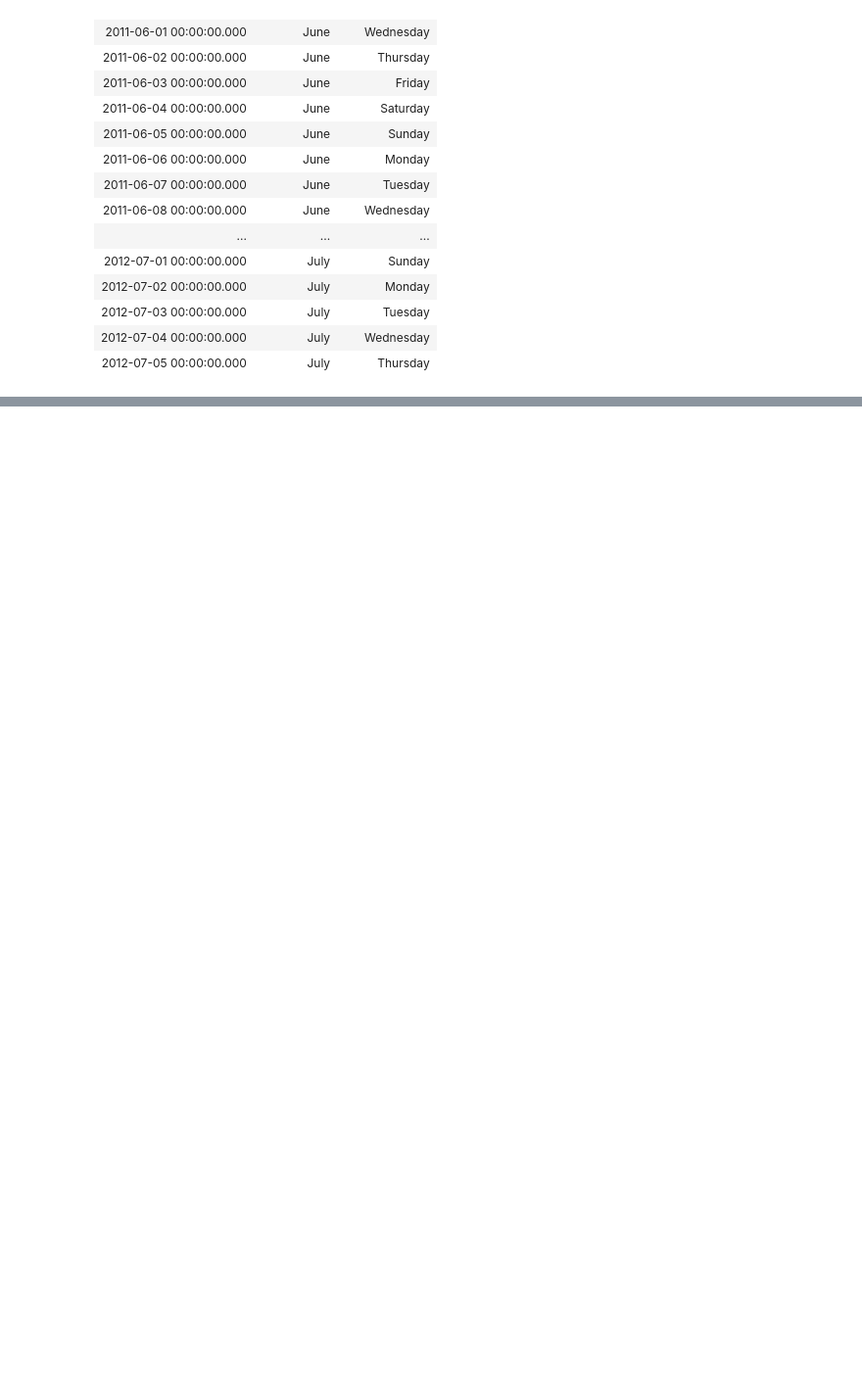
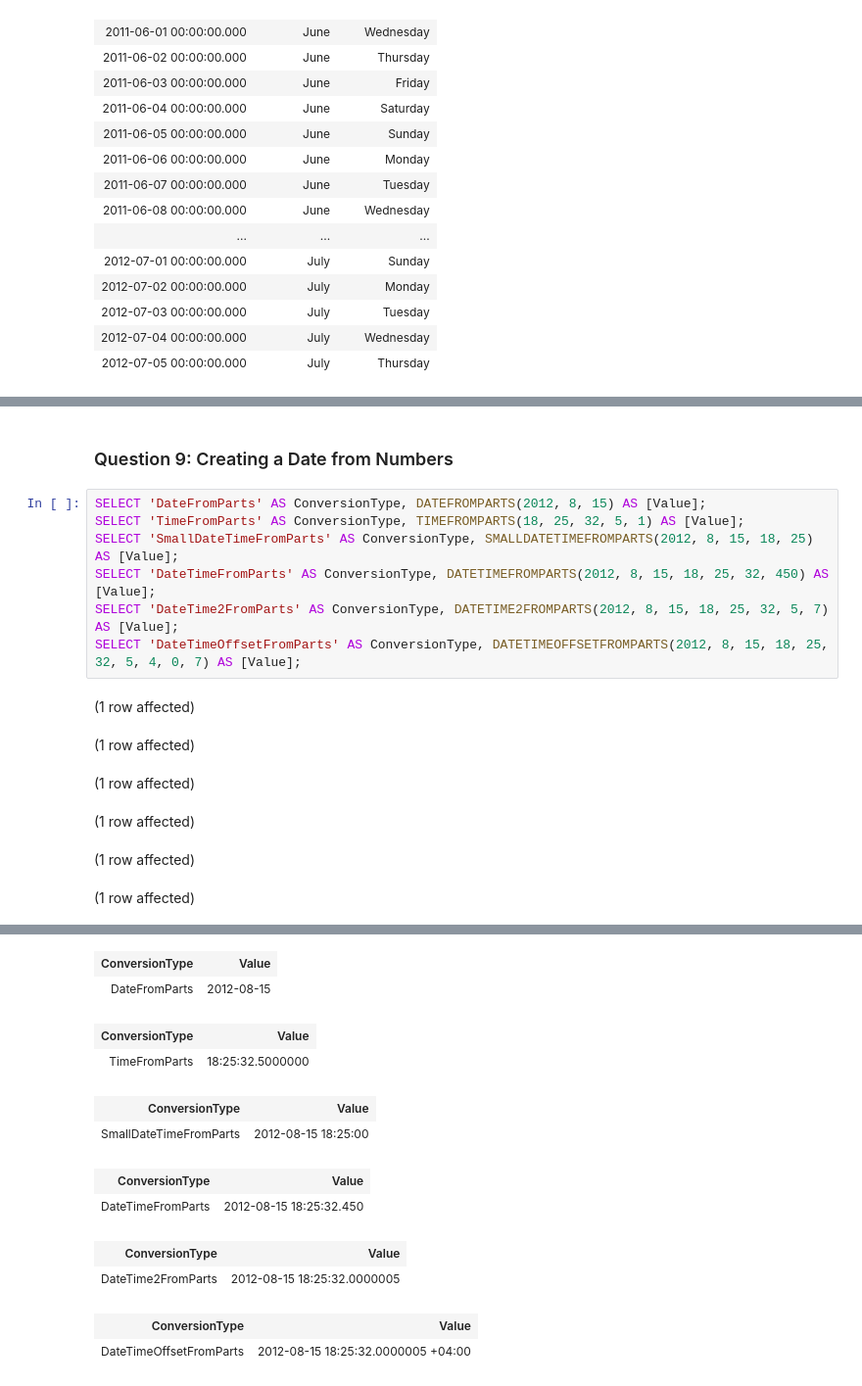
Before and after one commit to abdulrab2101/CAP2761-Asssignments, a Jupyter notebook: Assignment_14.ipynb, the cells around one changed output, grey strips where cells are left out. Shown at 98% size. Drawn from its saved outputs; the diff is of its cells as text; blank space fills up the shorter version.

```diff
--- a/Assignment_14.ipynb
+++ b/Assignment_14.ipynb
@@ -104,0 +158,16 @@ Total execution time: 00:00:00.107
+# %% [markdown]
+### Question 9: Creating a Date from Numbers
+# %%
+SELECT 'DateFromParts' AS ConversionType, DATEFROMPARTS(2012, 8, 15) AS [Value];
+SELECT 'TimeFromParts' AS ConversionType, TIMEFROMPARTS(18, 25, 32, 5, 1) AS [Value];
+SELECT 'SmallDateTimeFromParts' AS ConversionType, SMALLDATETIMEFROMPARTS(2012, 8, 15, 18, 25) AS [Value];
+SELECT 'DateTimeFromParts' AS ConversionType, DATETIMEFROMPARTS(2012, 8, 15, 18, 25, 32, 450) AS [Value];
+SELECT 'DateTime2FromParts' AS ConversionType, DATETIME2FROMPARTS(2012, 8, 15, 18, 25, 32, 5, 7) AS [Value];
+SELECT 'DateTimeOffsetFromParts' AS ConversionType, DATETIMEOFFSETFROMPARTS(2012, 8, 15, 18, 25, 32, 5, 4, 0, 7) AS [Value];
+# %% [output]
+(1 row affected)
+(1 row affected)
+(1 row affected)
+(1 row affected)
+(1 row affected)
+(1 row affected)
@@ -104,0 +175,12 @@ Total execution time: 00:00:00.107
+| ConversionType | Value |
+| DateFromParts | 2012-08-15 |
+| ConversionType | Value |
+| TimeFromParts | 18:25:32.5000000 |
+| ConversionType | Value |
+| SmallDateTimeFromParts | 2012-08-15 18:25:00 |
+| ConversionType | Value |
+| DateTimeFromParts | 2012-08-15 18:25:32.450 |
+| ConversionType | Value |
+| DateTime2FromParts | 2012-08-15 18:25:32.0000005 |
+| ConversionType | Value |
+| DateTimeOffsetFromParts | 2012-08-15 18:25:32.0000005 +04:00 |
```
Also changed, not shown: parts of 7 cells of this notebook.
